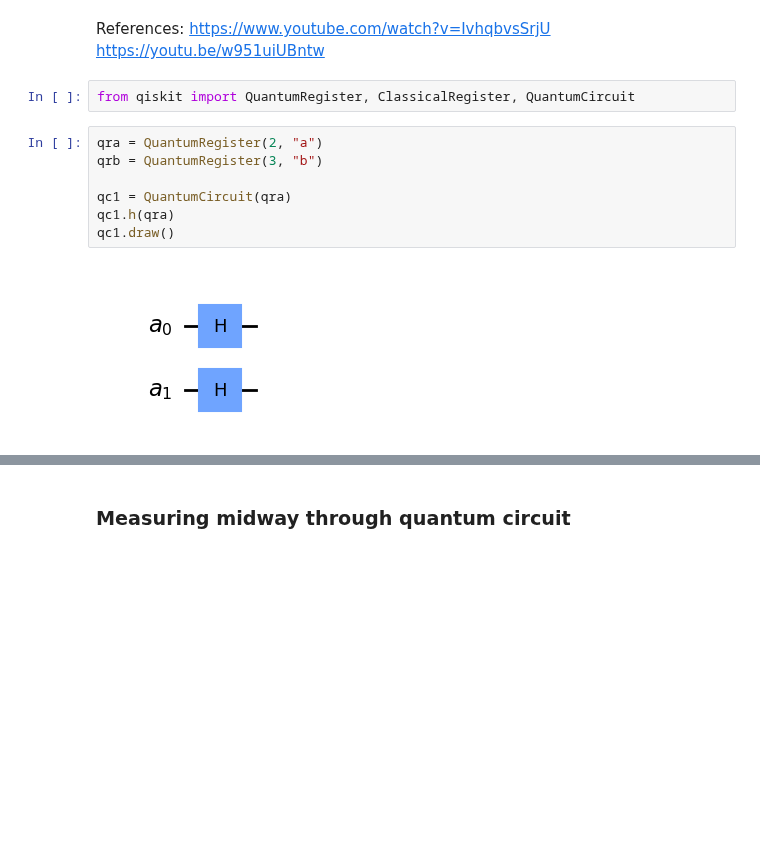
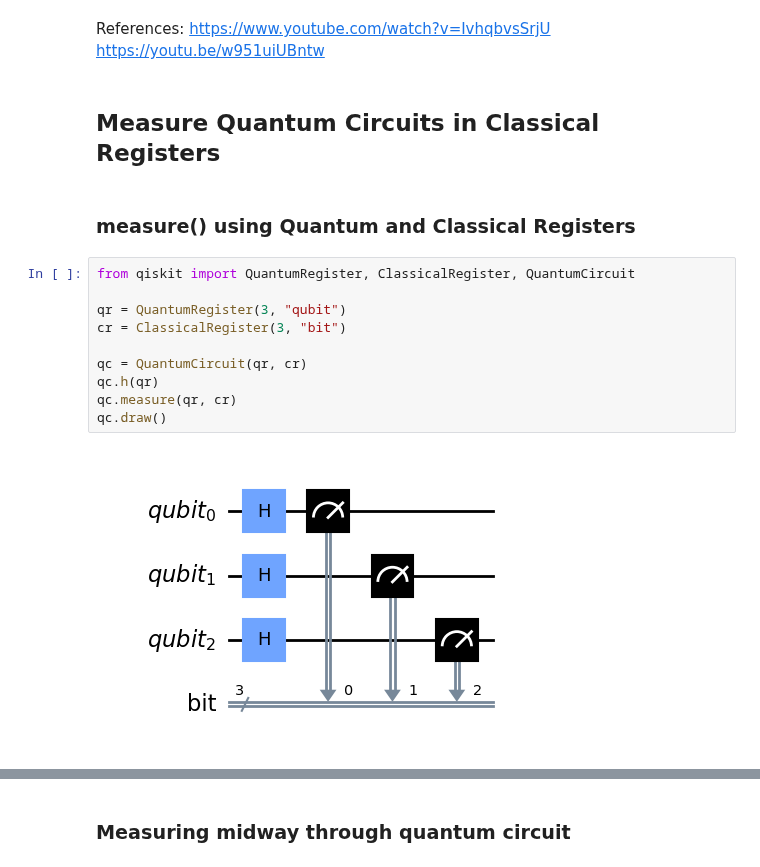
Before and after one commit to mrromaniuc/quantum-computing, a Jupyter notebook: IBMCertifiedAssociateDeveloperQiskit/01.2-Measure_quantum_circuits_in_classical_registers.ipynb, the cells around one changed output, grey strips where cells are left out. Cells and saved outputs as stored; diff of their text form; blank space fills up the shorter version.

```diff
--- a/IBMCertifiedAssociateDeveloperQiskit/01.2-Measure_quantum_circuits_in_classical_registers.ipynb
+++ b/IBMCertifiedAssociateDeveloperQiskit/01.2-Measure_quantum_circuits_in_classical_registers.ipynb
@@ -18,14 +18,19 @@ circuit_drawer = mpl
 # %% [markdown]
 References: https://www.youtube.com/watch?v=IvhqbvsSrjU
             https://youtu.be/w951uiUBntw
-# %%
-from qiskit import QuantumRegister, ClassicalRegister, QuantumCircuit
-# %%
-qra = QuantumRegister(2, "a")
-qrb = QuantumRegister(3, "b")
-
-qc1 = QuantumCircuit(qra)
-qc1.h(qra)
-qc1.draw()
-# %% [output]
-[figure, removed]
+# %% [markdown]
+## Measure Quantum Circuits in Classical Registers
+# %% [markdown]
+### measure() using Quantum and Classical Registers
+# %%
+from qiskit import QuantumRegister, ClassicalRegister, QuantumCircuit
+
+qr = QuantumRegister(3, "qubit")
+cr = ClassicalRegister(3, "bit")
+
+qc = QuantumCircuit(qr, cr)
+qc.h(qr)
+qc.measure(qr, cr)
+qc.draw()
+# %% [output]
+[figure, added]
```
Also changed, not shown: parts of 12 cells of this notebook.
